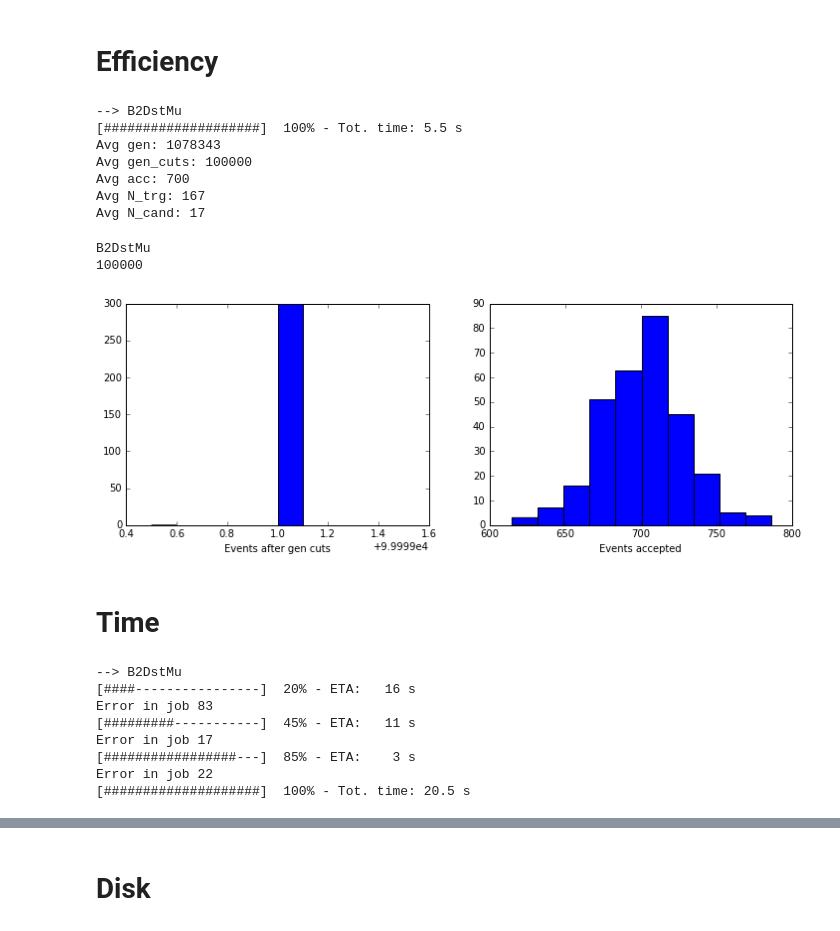
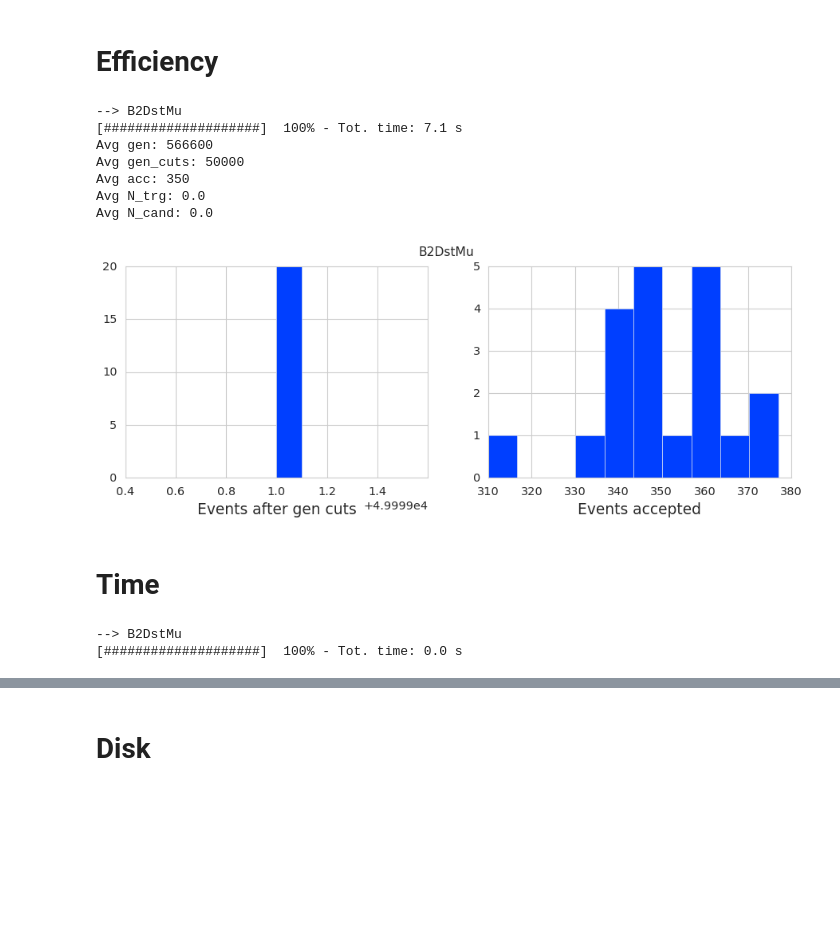
Before and after one commit to ocerri/BPH_RD_Analysis, a Jupyter notebook: scripts/generation_breakdown_jobs.ipynb, the cells around one changed output, grey strips where cells are left out. Drawn from its saved outputs; the diff is of its cells as text; code cells hidden in the pictures; blank space fills up the shorter version.

```diff
--- a/scripts/generation_breakdown_jobs.ipynb
+++ b/scripts/generation_breakdown_jobs.ipynb
@@ -12,6 +12,11 @@ import time, datetime
 import numpy as np
 from scipy.stats import mode
 import matplotlib.pyplot as plt
+for style in plt.style.available:
+        plt.style.use(style)
+        if style == 'seaborn-bright':
+            break
+# plt.style.use('seaborn-bright')
 from prettytable import PrettyTable
 import humanfriendly
 from progressBar import ProgressBar
@@ -49,7 +54,7 @@ outDic = {}
 # outDic['B2DstTau'] = Bauble()
 # outDic['B2DstTau'].dir = '../data/cmsMC_private/BPH_Tag-B0_TauNuDmst-pD0bar-kp-t2mnn_pythia8_Hardbbbar_PTFilter5_0p0-evtgen_ISGW2_PU20_10-2-3/'
 outDic['B2DstMu'] = Bauble()
-outDic['B2DstMu'].dir = '../data/cmsMC_private/BPH_Tag-B0_MuNuDmst-pD0bar-kp_13TeV-pythia8_Hardbbbar_PTFilter5_0p0-evtgen_ISGW2_PU0_10-2-3/'
+outDic['B2DstMu'].dir = '../data/cmsMC_private/BPH_Tag-B0_MuNuDmst-pD0bar-kp_13TeV-pythia8_Hardbbbar_PTFilter5_0p0-evtgen_ISGW2_PU20_10-2-3/'
 # %% [markdown]
 # Efficiency
 # %%
@@ -126,28 +131,26 @@ for name in outDic.keys():
     print 'Avg N_cand:', np.sum(N_cand) / outDic[name].N_acc.shape[0]
 # %% [output]
 --> B2DstMu
-[####################]  100% - Tot. time: 5.5 s
-Avg gen: 1078343
-Avg gen_cuts: 100000
-Avg acc: 700
-Avg N_trg: 167
-Avg N_cand: 17
+[####################]  100% - Tot. time: 7.1 s
+Avg gen: 566600
+Avg gen_cuts: 50000
+Avg acc: 350
+Avg N_trg: 0.0
+Avg N_cand: 0.0
 # %%
 for name, d in outDic.iteritems():
-    print name
     fig, ax = plt.subplots(1, 2, figsize=(12,4))
+    fig.suptitle(name)
     ax[0].hist(d.N_gen_cuts)
     ax[0].set_xlabel('Events after gen cuts')
     ax[1].hist(d.N_acc)
     ax[1].set_xlabel('Events accepted')
 
     m = mode(d.N_gen_cuts).mode[0]
     for i_j, N_gen_cuts in d.dic_N_gen_cuts.iteritems():
         if m != N_gen_cuts:
             print 'Job',i_j, 'stopped after', N_gen_cuts, 'events'
 # %% [output]
-B2DstMu
-100000
-[figure, old version]
+[figure, new version]
 # %% [markdown]
 # Time
@@ -177,8 +170,12 @@ for name in outDic.keys():
         aux = os.path.basename(job_dir)
         n_job = int(aux[4:])
 
-        fn = glob(master_dir + 'jobs_out/out/job_{}_*.out'.format(n_job-1))[0]
-        if not os.path.isfile(fn): continue
+        fn = glob(job_dir + '/out.log'.format(n_job-1))
+        if len(fn) == 0:
+            continue
+        else:
+            fn = fn[0]
+#         if not os.path.isfile(fn): continue
         test_log_lines = open(fn).readlines()
 
         try:
@@ -187,11 +184,11 @@ for name in outDic.keys():
                 for j in range(1,5):
                     if 'Step '+str(j) in ln or 'Running step '+str(j) in ln:
                         try:
-                            crono[j-1].append(bashDate2Unix(test_log_lines[i+1][:-1]))
+                            crono[j-1].append(float(test_log_lines[i+1][:-1]))
                         except:
                             print '\nError in job', n_job
                             crono[j-1].append(crono[j-1][-1])
-            crono[4].append(bashDate2Unix(test_log_lines[-1][:-1]))
+            crono[4].append(float(test_log_lines[-1][:-1]))
 
             driver_time = []
             run_time = []
@@ -211,10 +208,4 @@ for name in outDic.keys():
     d.tot_time = np.array(d.tot_time)
 # %% [output]
 --> B2DstMu
-[####----------------]  20% - ETA:   16 s
-Error in job 83
-[#########-----------]  45% - ETA:   11 s
-Error in job 17
-[#################---]  85% - ETA:    3 s
-Error in job 22
-[####################]  100% - Tot. time: 20.5 s
+[####################]  100% - Tot. time: 0.0 s
```
Also changed, not shown: parts of 5 cells of this notebook, 9 other files.
